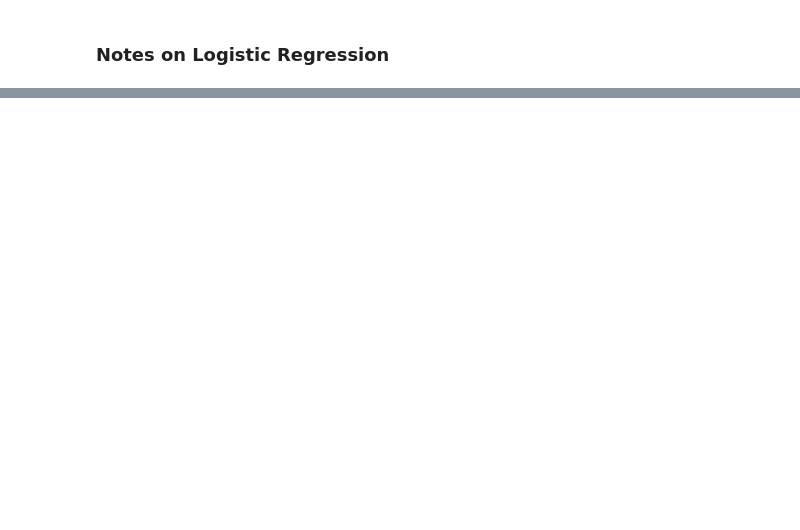
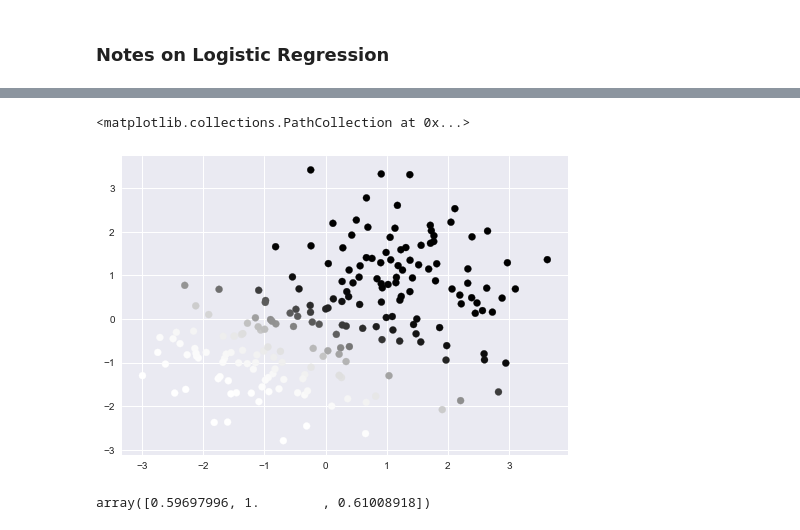
Before and after one commit to jeremy9959/Math-5800-Spring-2020, a Jupyter notebook: notebooks/InProgress.ipynb, the cells around one changed output, grey strips where cells are left out. Cells and saved outputs as stored; diff of their text form; code cells hidden in the pictures; blank space fills up the shorter version.

```diff
--- a/notebooks/InProgress.ipynb
+++ b/notebooks/InProgress.ipynb
@@ -78,0 +146,6 @@ To make sense of these formulas, each term in the sum making up the log likeliho
+# %%
+plt.style.use('seaborn')
+plt.scatter(x=D[0,:],y=D[1,:],c=P[0,:])
+# %% [output]
+<matplotlib.collections.PathCollection at 0x...>
+[figure, added]
@@ -78,0 +154,4 @@ To make sense of these formulas, each term in the sum making up the log likeliho
+# %%
+B/B[1]
+# %% [output]
+array([0.59697996, 1.        , 0.61008918])
```
Also changed, not shown: parts of 14 cells of this notebook.
